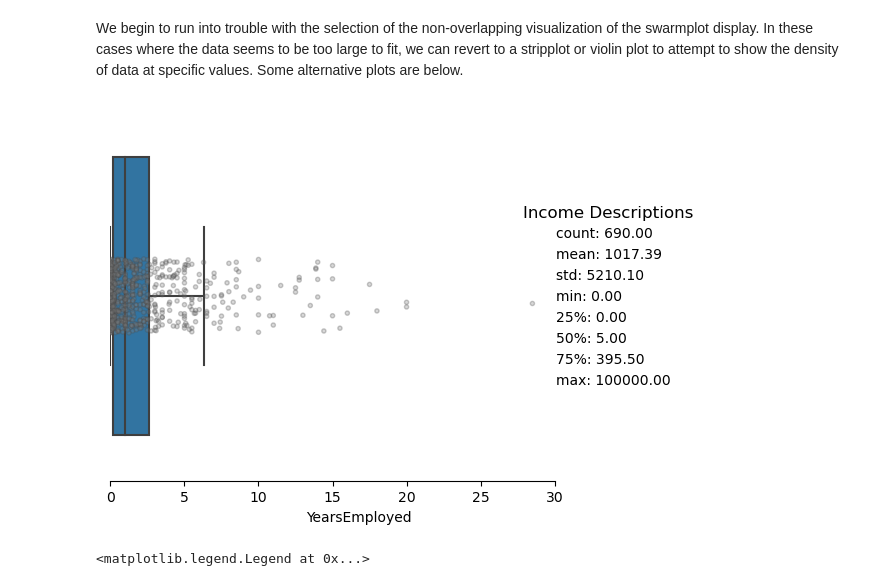
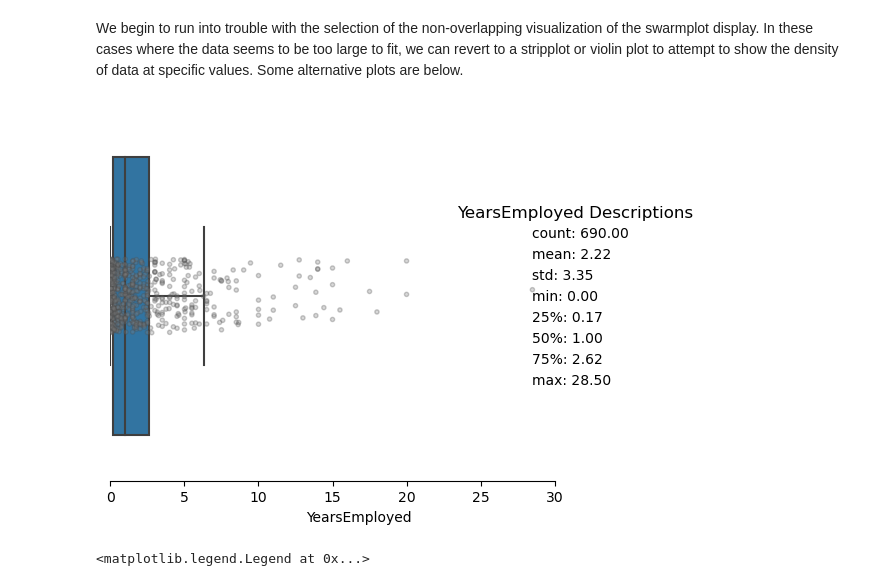
Before and after one commit to nvbergen/DC_project_CC_apps, a Jupyter notebook: Code/Credit approval Project.ipynb, the cells around one changed output. Drawn from its saved outputs; the diff is of its cells as text; code cells hidden in the pictures.

```diff
--- a/Code/Credit approval Project.ipynb
+++ b/Code/Credit approval Project.ipynb
@@ -1241,27 +1241,28 @@ Some alternative plots are below.
 # %%
 ax = sns.boxplot(x= 'YearsEmployed', data=apps2, showfliers = False, showcaps = True, width = .75)
 ax = sns.stripplot(x = 'YearsEmployed', data = apps2, color = 'grey', alpha = 0.3, size = 3, linewidth=1)
 
 ax.set_xlim(0,(apps2['YearsEmployed'].max()+5))
 ax.tick_params(left=False, bottom=True)
 sns.despine(left = True, trim = True)
 #Adds stats descriptions as a legend on plot.
 '''
 Code credit: https://stackoverflow.com/questions/68439996/summary-statistics-on-seaborn-plot-in-dynamic-location-or-just-out-of-the-way
 '''
-labels = [f"{stat}: {val:.2f}" for stat, val in df[x].describe().items()]
+x = 'YearsEmployed'
+labels = [f"{stat}: {val:.2f}" for stat, val in apps2['YearsEmployed'].describe().items()]
 handles = [plt.Line2D([], [], visible=False) for _ in labels]
 ax.legend(
     handles,
     labels,
     loc="right",
     handlelength=0,
     bbox_to_anchor=(1.20,0.5),
     title = f"{x} Descriptions",
     title_fontsize= 12, frameon=False
     );
 # %% [output]
-[figure, old version]
+[figure, new version]
 # %%
 f, (ax_hist, ax_box) = plt.subplots(2, sharex=True, gridspec_kw={"height_ratios": (.15, .85)})
 
```
Also changed, not shown: parts of 17 cells of this notebook.
